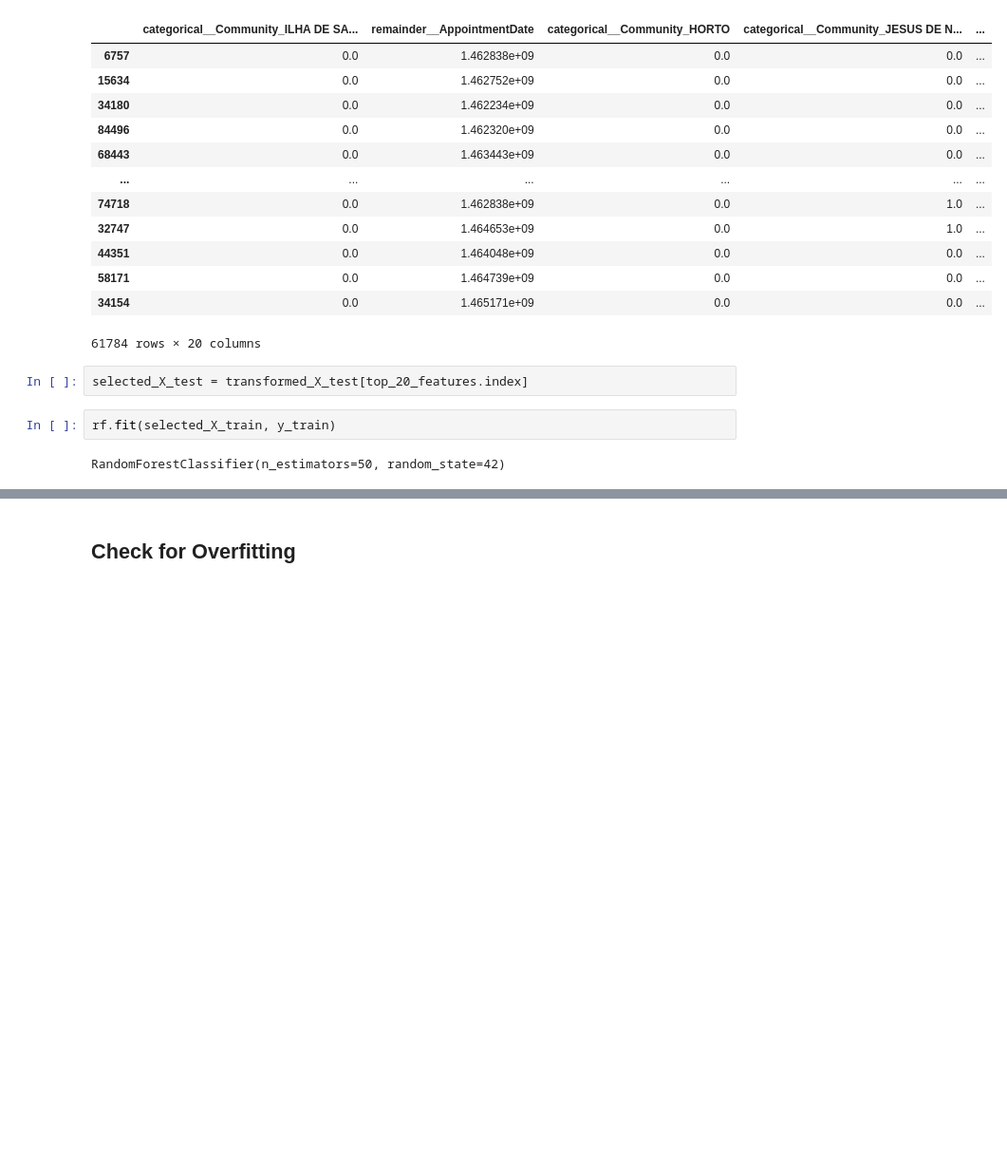
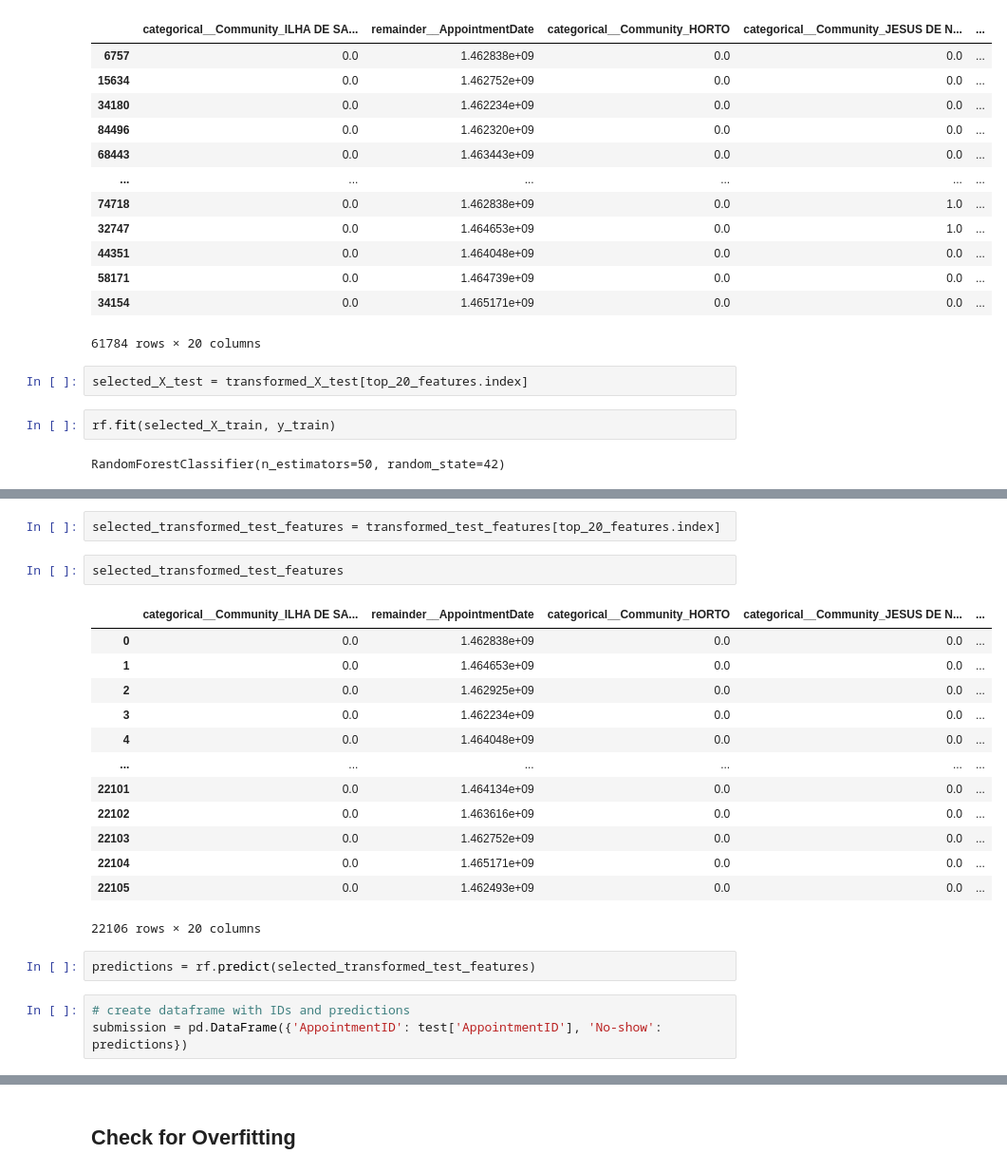
Before and after one commit to kiraduske/DataScience_project, a Jupyter notebook: Data Science Project.ipynb, the cells around one changed output, grey strips where cells are left out. Shown at 95% size. Drawn from its saved outputs; the diff is of its cells as text; blank space fills up the shorter version.

Commit message:
predictions with submission

```diff
--- a/Data Science Project.ipynb
+++ b/Data Science Project.ipynb
@@ -810,0 +930,23 @@ RandomForestClassifier(n_estimators=50, random_state=42)
+# %%
+selected_transformed_test_features = transformed_test_features[top_20_features.index]
+# %%
+selected_transformed_test_features
+# %% [output]
+|  | categorical__Community_ILHA DE SA... | remainder__AppointmentDate | categorical__Community_HORTO | categorical__Community_JESUS DE N... | ... |
+| 0 | 0.0 | 1.462838e+09 | 0.0 | 0.0 | ... |
+| 1 | 0.0 | 1.464653e+09 | 0.0 | 0.0 | ... |
+| 2 | 0.0 | 1.462925e+09 | 0.0 | 0.0 | ... |
+| 3 | 0.0 | 1.462234e+09 | 0.0 | 0.0 | ... |
+| 4 | 0.0 | 1.464048e+09 | 0.0 | 0.0 | ... |
+| ... | ... | ... | ... | ... | ... |
+| 22101 | 0.0 | 1.464134e+09 | 0.0 | 0.0 | ... |
+| 22102 | 0.0 | 1.463616e+09 | 0.0 | 0.0 | ... |
+| 22103 | 0.0 | 1.462752e+09 | 0.0 | 0.0 | ... |
+| 22104 | 0.0 | 1.465171e+09 | 0.0 | 0.0 | ... |
+| 22105 | 0.0 | 1.462493e+09 | 0.0 | 0.0 | ... |
+22106 rows × 20 columns
+# %%
+predictions = rf.predict(selected_transformed_test_features)
+# %%
+# create dataframe with IDs and predictions
+submission = pd.DataFrame({'AppointmentID': test['AppointmentID'], 'No-show': predictions})
```
Also changed, not shown: parts of 19 cells of this notebook, 1 other file.
